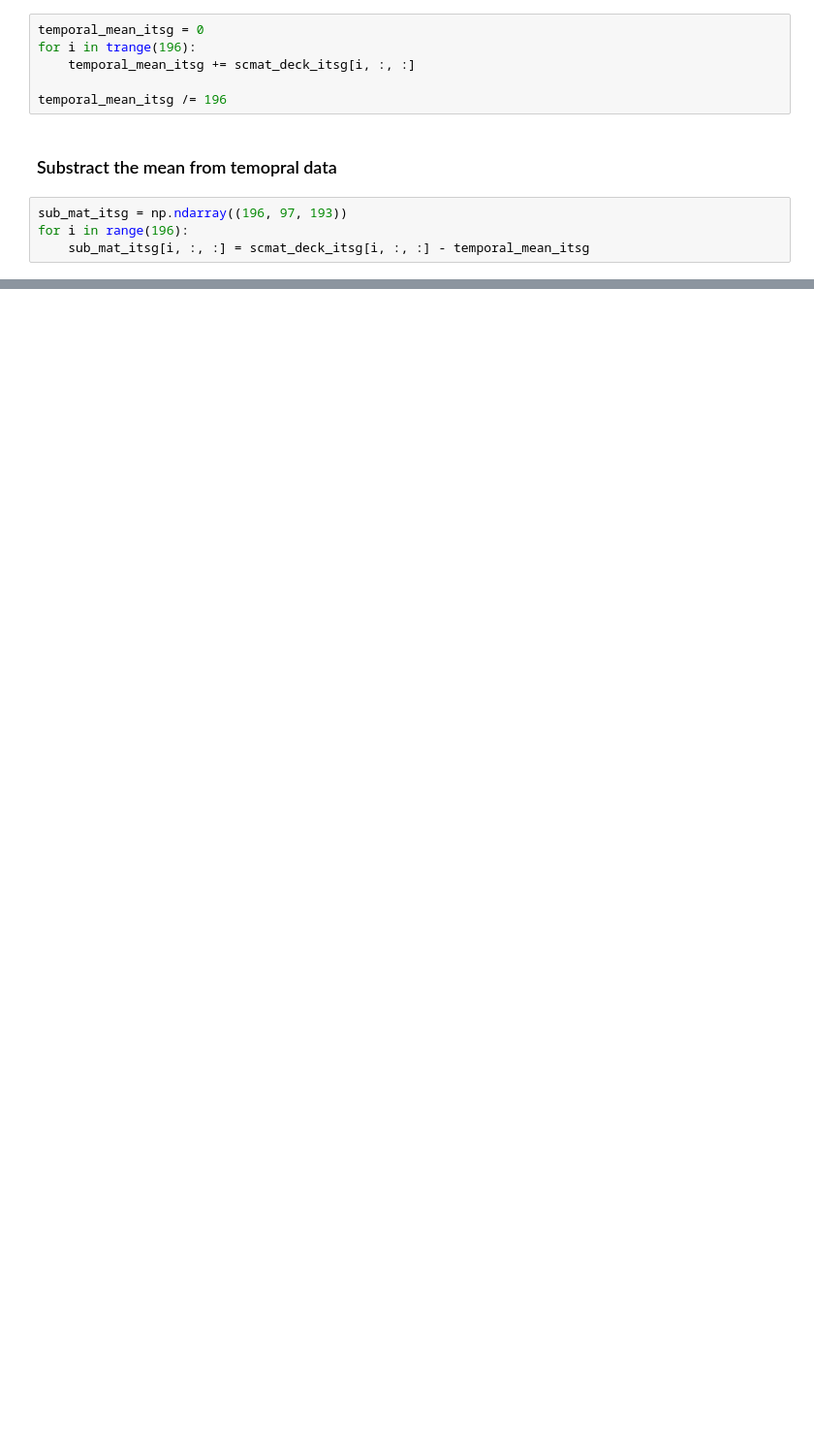
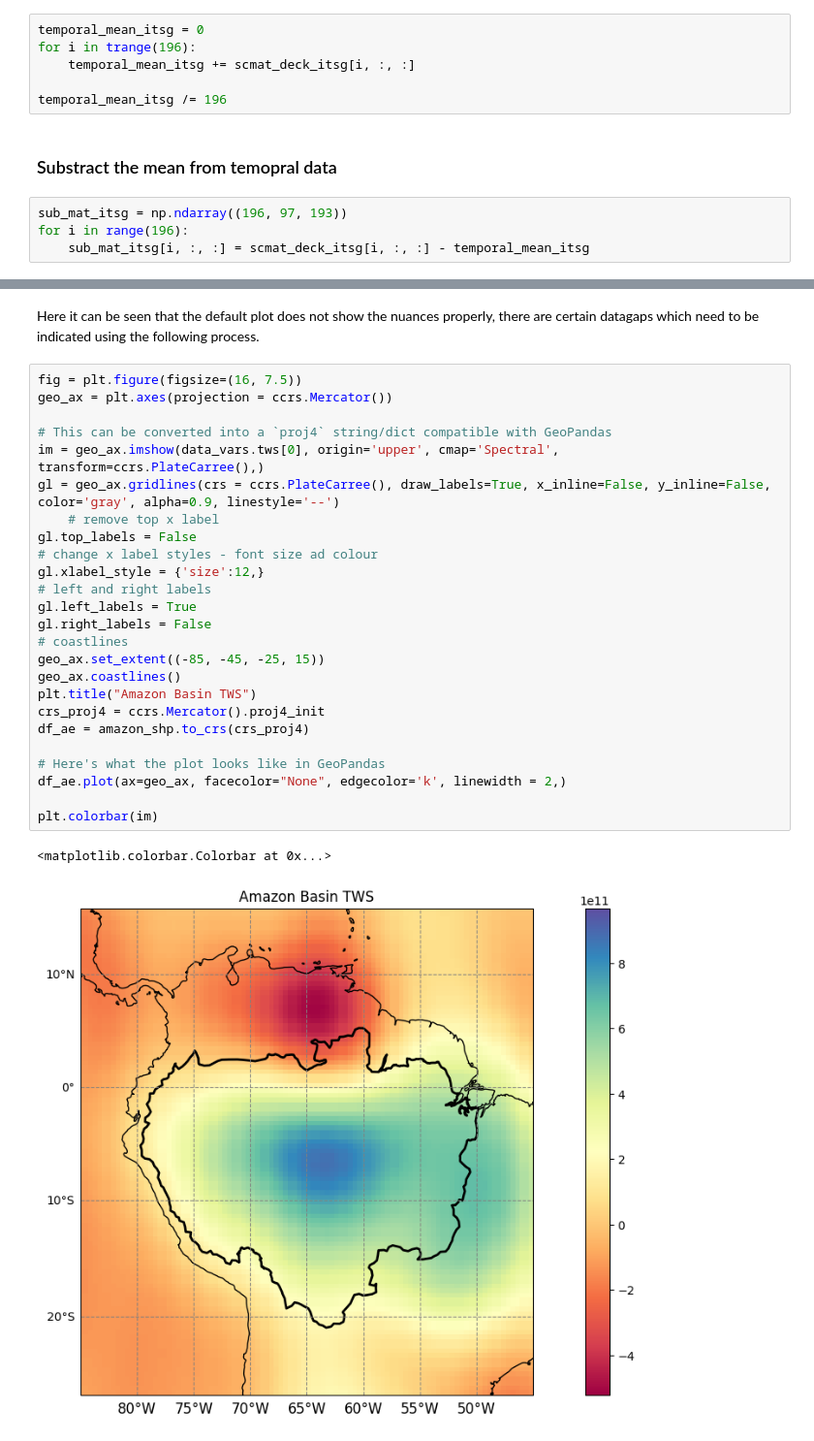
Before and after one commit to GESS-research-group/pyshbundle, a Jupyter notebook: notebooks/TWS_time_series.ipynb, the cells around one changed output, grey strips where cells are left out. Shown at 97% size. Cells and saved outputs as stored; diff of their text form; blank space fills up the shorter version.

```diff
--- a/notebooks/TWS_time_series.ipynb
+++ b/notebooks/TWS_time_series.ipynb
@@ -349,0 +294,30 @@ for i in trange(196):
+# %% [markdown]
+Here it can be seen that the default plot does not show the nuances properly, there are certain datagaps which need to be indicated using the following process.
+# %%
+fig = plt.figure(figsize=(16, 7.5))
+geo_ax = plt.axes(projection = ccrs.Mercator())
+
+# This can be converted into a `proj4` string/dict compatible with GeoPandas
+im = geo_ax.imshow(data_vars.tws[0], origin='upper', cmap='Spectral', transform=ccrs.PlateCarree(),)
+gl = geo_ax.gridlines(crs = ccrs.PlateCarree(), draw_labels=True, x_inline=False, y_inline=False, color='gray', alpha=0.9, linestyle='--')
+    # remove top x label
+gl.top_labels = False
+# change x label styles - font size ad colour
+gl.xlabel_style = {'size':12,}
+# left and right labels
+gl.left_labels = True
+gl.right_labels = False
+# coastlines
+geo_ax.set_extent((-85, -45, -25, 15))
+geo_ax.coastlines()
+plt.title("Amazon Basin TWS")
+crs_proj4 = ccrs.Mercator().proj4_init
+df_ae = amazon_shp.to_crs(crs_proj4)
+
+# Here's what the plot looks like in GeoPandas
+df_ae.plot(ax=geo_ax, facecolor="None", edgecolor='k', linewidth = 2,)
+
+plt.colorbar(im)
+# %% [output]
+<matplotlib.colorbar.Colorbar at 0x...>
+[figure, added]
```
Also changed, not shown: parts of 31 cells of this notebook, 3 other files.
